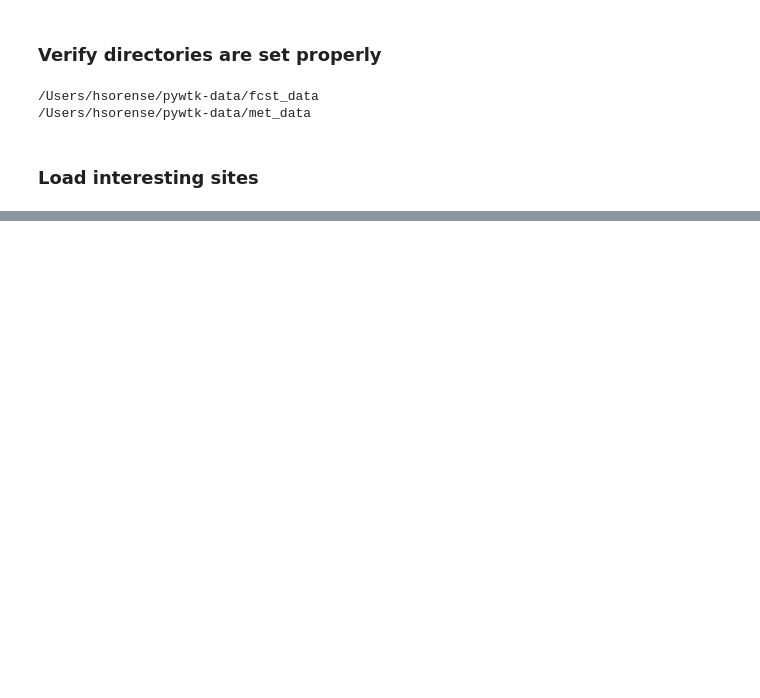
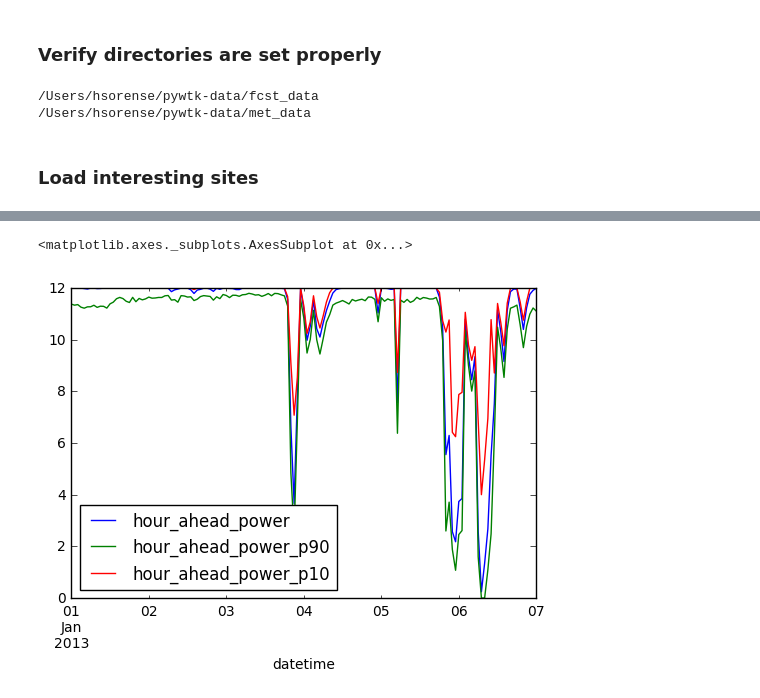
Before and after one commit to NREL/pywtk, a Jupyter notebook: notebooks/4_data_retrieval_cache.ipynb, the cells around one changed output, grey strips where cells are left out. Saved outputs shown, nothing was run; the diff lists cells and outputs as text; code cells hidden in the pictures; blank space fills up the shorter version.

```diff
--- a/notebooks/4_data_retrieval_cache.ipynb
+++ b/notebooks/4_data_retrieval_cache.ipynb
@@ -118,0 +78,5 @@ total_df.plot(kind='scatter', x='wind_speed', y='power')
+# %%
+fcst_data[attributes_hour].plot()
+# %% [output]
+<matplotlib.axes._subplots.AxesSubplot at 0x...>
+[figure, added]
```
Also changed, not shown: parts of 22 cells of this notebook, 4 other files.
